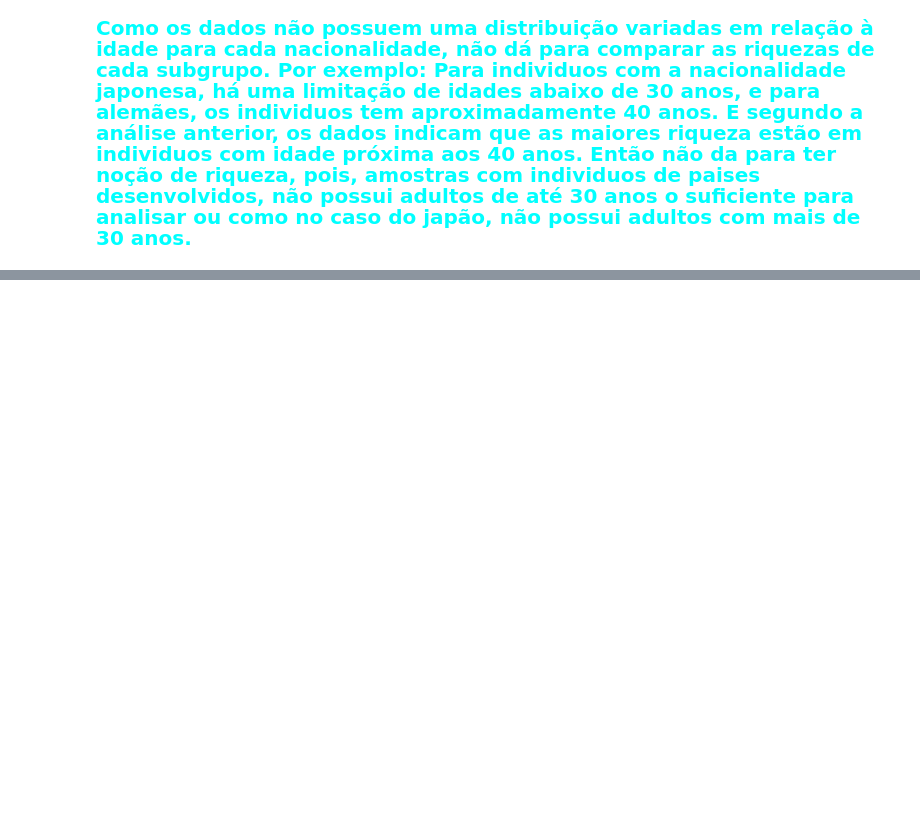
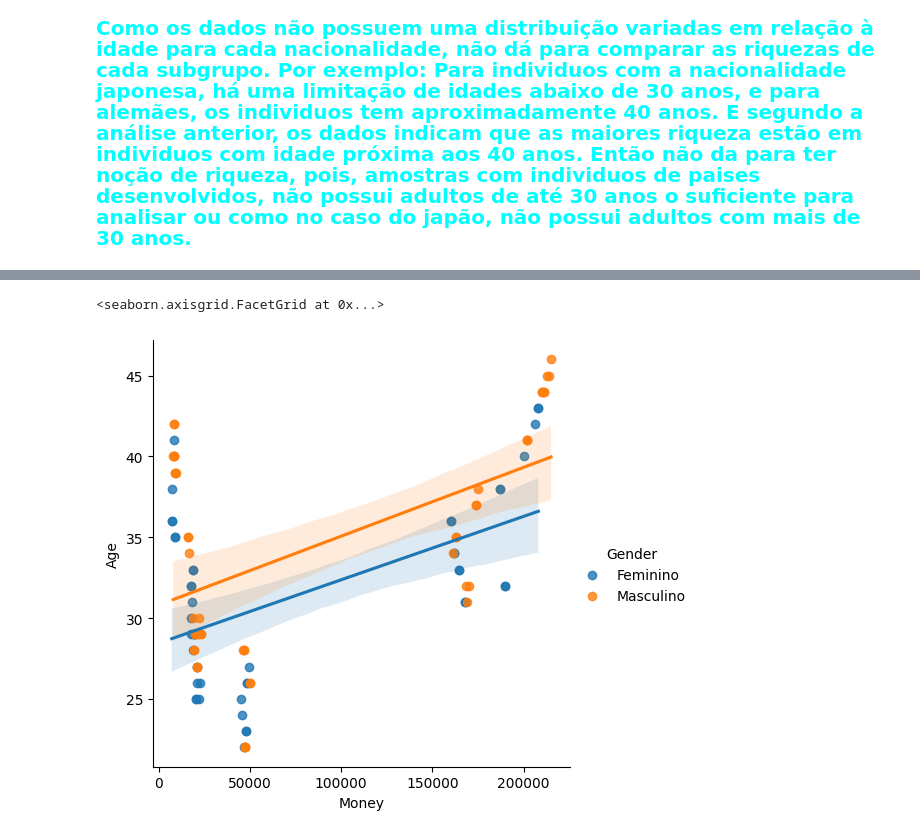
Before and after one commit to NagaoVictor/Tratamentos, a Jupyter notebook: Tratamentos.ipynb, the cells around one changed output, grey strips where cells are left out. Cells and saved outputs as stored; diff of their text form; code cells hidden in the pictures; blank space fills up the shorter version.

```diff
--- a/Tratamentos.ipynb
+++ b/Tratamentos.ipynb
@@ -268,0 +271,5 @@ sns.lmplot(x='Money', y='Age', data=df, hue='Country')
+# %%
+sns.lmplot(x='Money', y='Age', data=df, hue='Gender')
+# %% [output]
+<seaborn.axisgrid.FacetGrid at 0x...>
+[figure, added]
```
Also changed, not shown: parts of 3 cells of this notebook.
